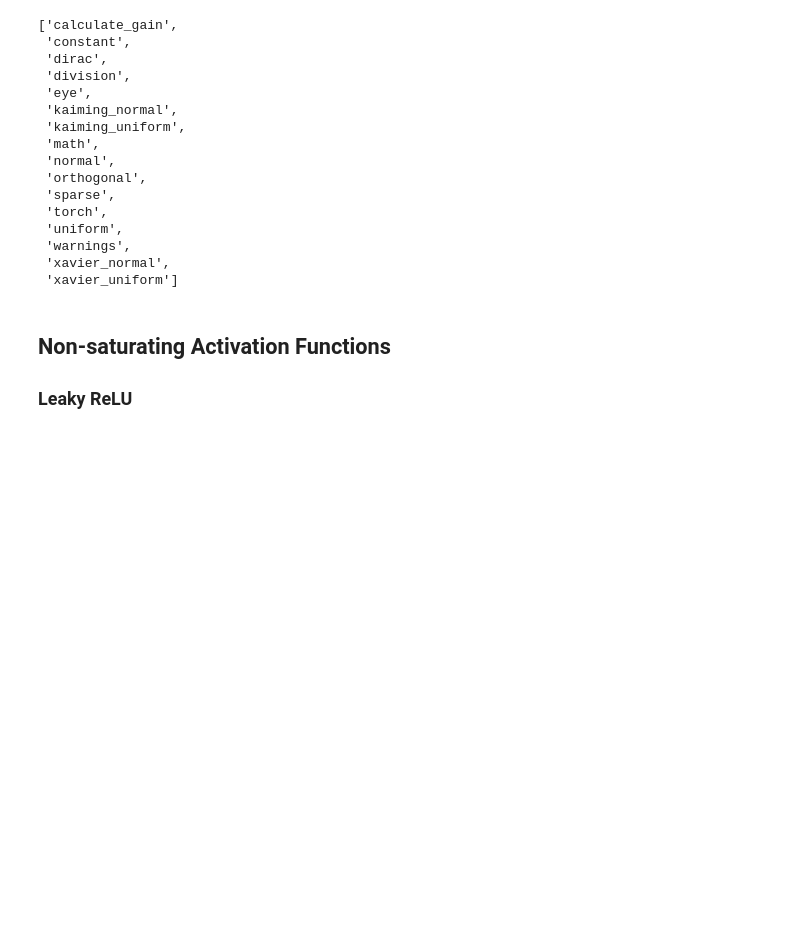
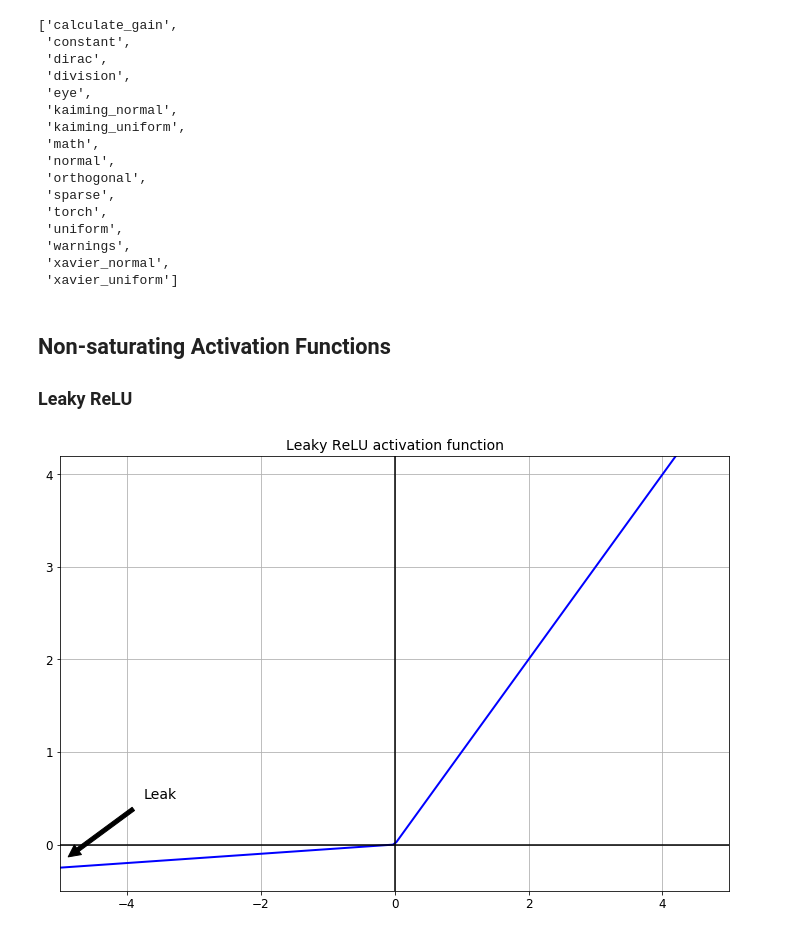
Before and after one commit to bachaudhry/deep_learning_practice, a Jupyter notebook: Training_Deep_Neural_Nets.ipynb, the cells around one changed output. Drawn from its saved outputs; the diff is of its cells as text; code cells hidden in the pictures; blank space fills up the shorter version.

```diff
--- a/Training_Deep_Neural_Nets.ipynb
+++ b/Training_Deep_Neural_Nets.ipynb
@@ -105,3 +105,16 @@ import torch
 # %%
 def leaky_relu(z, alpha=0.01):
     return np.maximum(alpha*z, z)
+# %%
+plt.figure(figsize=(12, 8))
+plt.plot(z, leaky_relu(z, 0.05), "b-", linewidth=2)
+plt.plot([-5, 5], [0, 0], 'k-')
+plt.plot([0, 0], [-0.5, 4.2], 'k-')
+plt.grid(True)
+props = dict(facecolor='black', shrink=0.1)
+plt.annotate('Leak', xytext=(-3.5, 0.5), xy=(-5, -0.2), arrowprops=props, fontsize=14, ha="center")
+plt.title("Leaky ReLU activation function", fontsize=14)
+plt.axis([-5, 5, -0.5, 4.2])
+plt.show()
+# %% [output]
+[figure, added]
```
Also changed, not shown: parts of 20 cells of this notebook, 1 other file.
